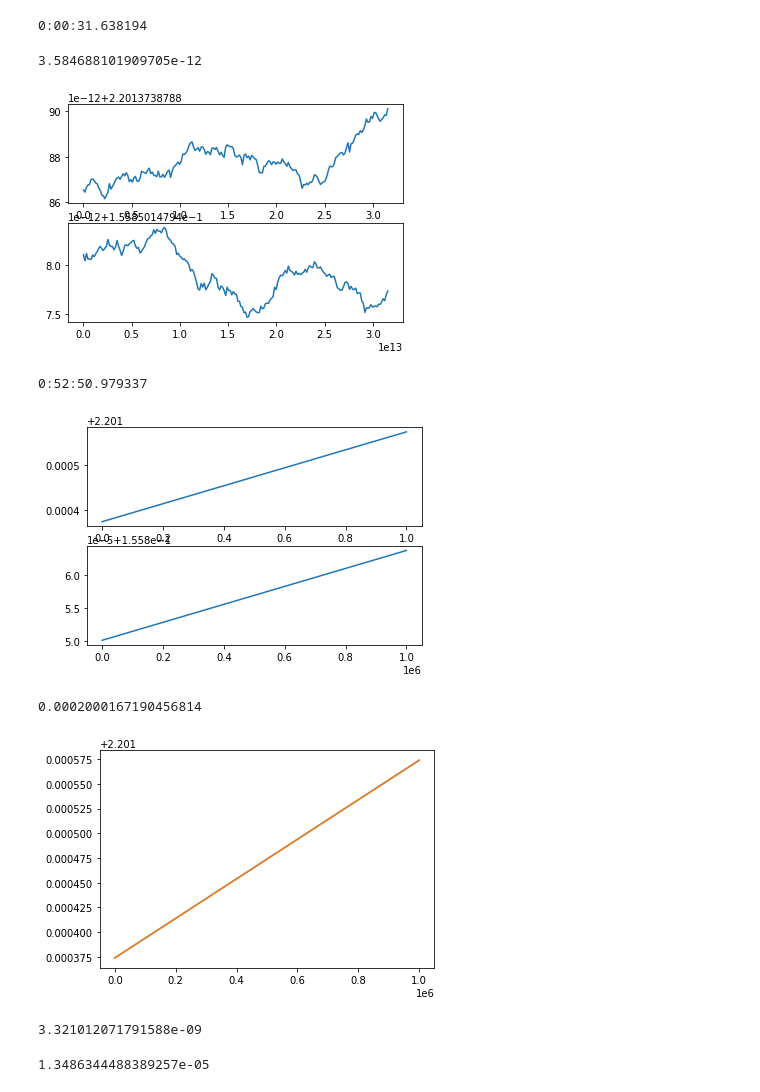
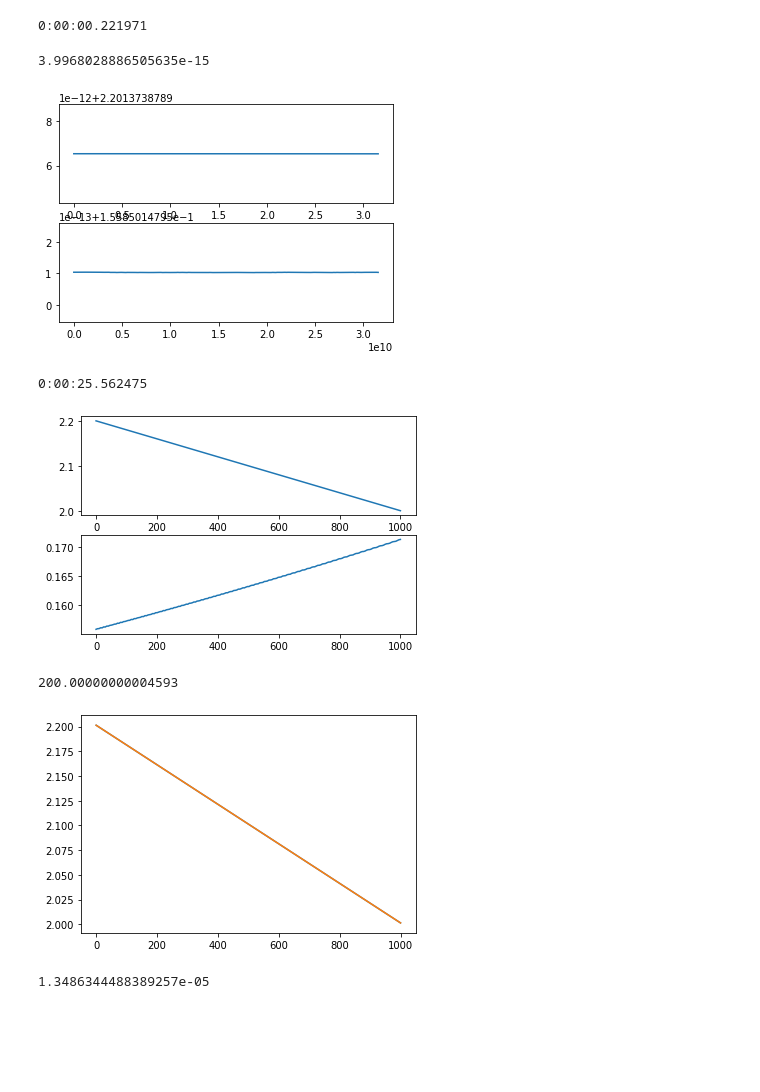
Before and after one commit to Rmelikyan/Flora_Family, a Jupyter notebook: notebooks/Modelling_yarko.ipynb, the cells around one changed output. Saved outputs shown, nothing was run; the diff lists cells and outputs as text; code cells hidden in the pictures; blank space fills up the shorter version.

```diff
--- a/notebooks/Modelling_yarko.ipynb
+++ b/notebooks/Modelling_yarko.ipynb
@@ -24,11 +24,12 @@ def sim_init():
     return sim
 # %%
 sim = sim_init()
-sim.integrator = 'mercurius'
+sim.integrator = 'ias15'
 ps = sim.particles
 sim.dt = .005*ps[1].P
 data = {'a':[], 'e':[], 'ax':[], 'ay':[]}
-tmax = 1e6*sec2year
+num_years = 1e3
+tmax = num_years*sec2year
 ts = np.linspace(0, tmax, 200)
 t_start = datetime.now()
 for t in ts:
@@ -40,16 +41,16 @@ for t in ts:
 t_end = datetime.now()
 print(t_end - t_start)
 # %% [output]
-0:00:31.638194
+0:00:00.221971
 # %%
 fig, (ax1, ax2) = plt.subplots(2, 1)
 ax1.plot(ts, data['a'])
 ax2.plot(ts, data['e'])
-au_myr = abs(data['a'][0] - data['a'][-1])/(tmax/sec2year)*1e6
+au_myr = abs(data['a'][0] - data['a'][-1])/(tmax/sec2year)*num_years
 au_myr
 # %% [output]
-3.584688101909705e-12
+3.9968028886505635e-15
-[figure, old version]
+[figure, new version]
 # %%
 def radial_force(reb_sim):
     sim = reb_sim.contents
@@ -92,12 +93,32 @@ def pr_drag(reb_sim):
         ps[i].ax += F_r*(sign * prvx/c)
         ps[i].ay += F_r*(sign * prvy/c)
         ps[i].az += F_r*(sign * prvz/c)
+
+def yarko_da(reb_sim):
+    sim = reb_sim.contents
+    ps = sim.particles
+    star = ps[0]
+    sim.move_to_hel()
+    for i, p in enumerate(ps[1:]):
+        if p.m > 0:
+            continue
+        r = p.d
+        v2 = np.dot(p.vxyz, p.vxyz)
+        GM = sim.G*star.m
+        energy = 1/2*v2 - GM/r
+        a = -1/2*GM/energy
+        dadt = .2/m2au/sec2year/1000
+        K = 1/2*dadt*GM/(a*a)
+
+        ps[i].ax += K*p.vx/v2
+        ps[i].ay += K*p.vy/v2
+        ps[i].az += K*p.vz/v2
 # %%
 sim = sim_init()
-sim.integrator = 'mercurius'
+sim.integrator = 'ias15'
 ps = sim.particles
 sim.dt = .005*ps[1].P
-sim.additional_forces = pr_drag
+sim.additional_forces = yarko_da
 sim.force_is_velocity_dependent = True
 # %%
 data_addf = {'a':[], 'e':[], 'ax':[], 'ay':[]}
@@ -114,24 +135,16 @@ ax1.plot(ts/sec2year, data_addf['a'])
 ax2.plot(ts/sec2year, data_addf['e'])
 print(t_end - t_start)
 # %% [output]
-0:52:50.979337
+0:00:25.562475
-[figure, old version]
+[figure, new version]
 # %%
 plt.plot(ts/sec2year, data_addf['a'])
-plt.plot([0, max(ts)/sec2year], [data_addf['a'][0], max(data_addf['a'])])
-au_myr = abs(data_addf['a'][0] - max(data_addf['a']))/(tmax/sec2year)*1e6
+plt.plot([0, max(ts)/sec2year], [data_addf['a'][0], min(data_addf['a'])])
+au_myr = abs(data_addf['a'][0] - min(data_addf['a']))/(tmax/sec2year)*1e6
 au_myr
 # %% [output]
-0.0002000167190456814
+200.00000000004593
-[figure, old version]
+[figure, new version]
-# %%
-f=new_f
-target = 2e-4
-
-new_f = target*f/au_myr
-new_f
-# %% [output]
-3.321012071791588e-09
 # %%
 e_myr = abs(data_addf['e'][0] - max(data_addf['e']))/(tmax/sec2year)*1e6
 e_myr
```
Also changed, not shown: parts of 8 cells of this notebook, 34 other files.
